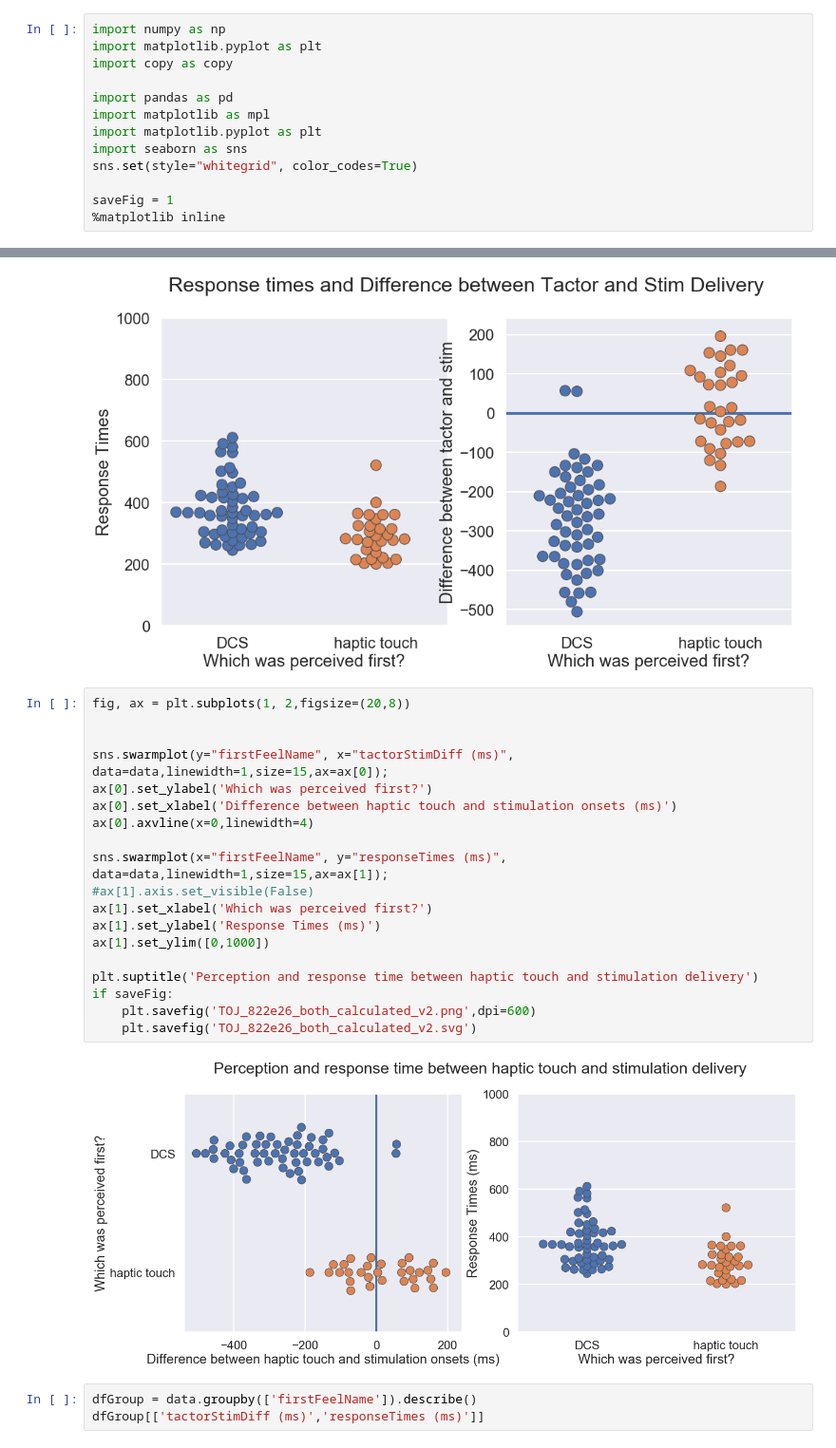
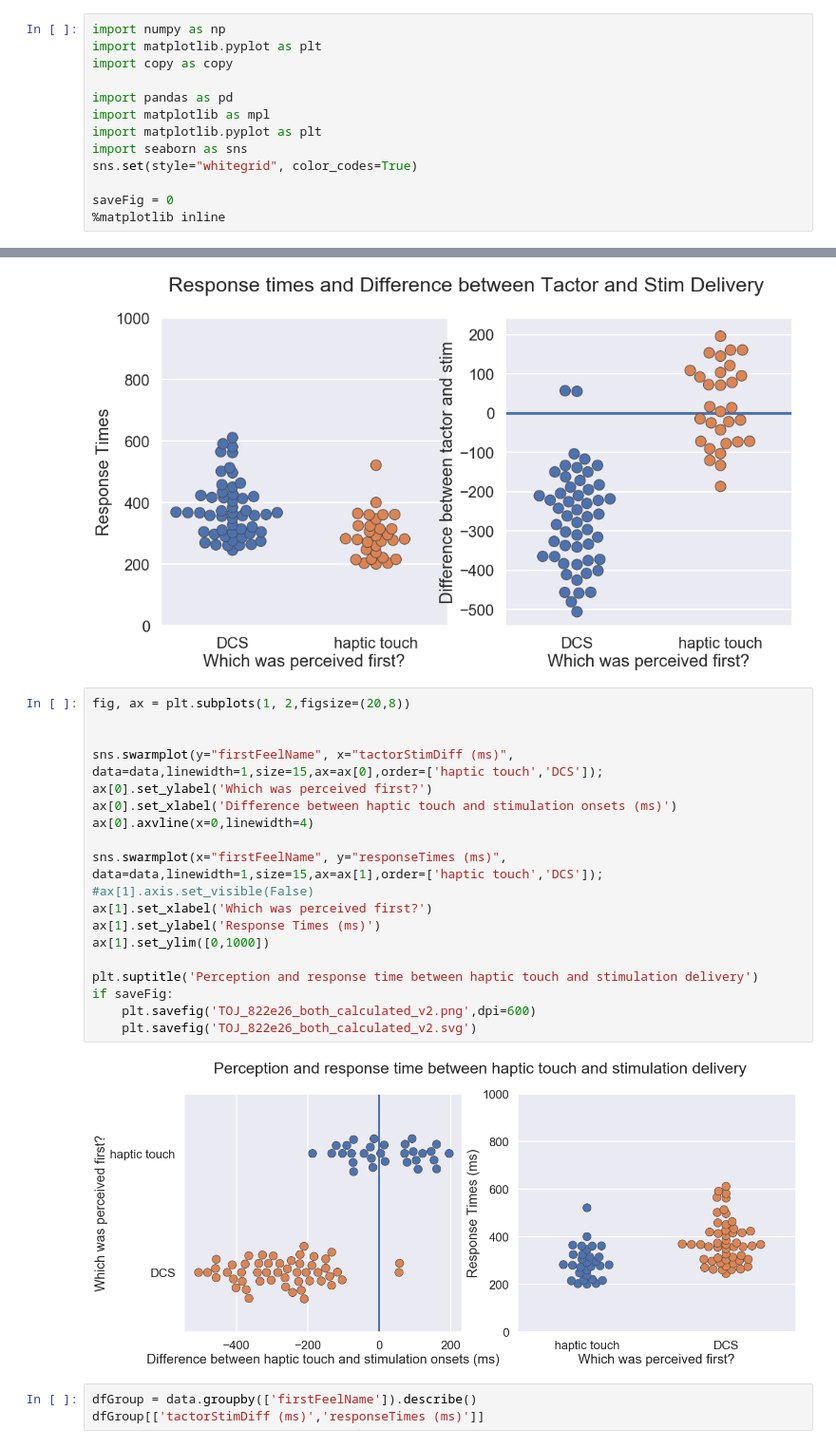
Before and after one commit to davidjuliancaldwell/StimulationResponseTimingPython, a Jupyter notebook: 822e26_tempOrderJudge.ipynb, the cells around one changed output, grey strips where cells are left out. Shown at 95% size. Cells and saved outputs as stored; diff of their text form.

Commit message:
fixing plot order

```diff
--- a/822e26_tempOrderJudge.ipynb
+++ b/822e26_tempOrderJudge.ipynb
@@ -9,7 +9,7 @@ import matplotlib.pyplot as plt
 import seaborn as sns
 sns.set(style="whitegrid", color_codes=True)
 
-saveFig = 1
+saveFig = 0
 %matplotlib inline
 # %%
 #####################
@@ -80,24 +80,24 @@ if saveFig:
 # %%
 fig, ax = plt.subplots(1, 2,figsize=(20,8))
 
 
-sns.swarmplot(y="firstFeelName", x="tactorStimDiff (ms)", data=data,linewidth=1,size=15,ax=ax[0]);
+sns.swarmplot(y="firstFeelName", x="tactorStimDiff (ms)", data=data,linewidth=1,size=15,ax=ax[0],order=['haptic touch','DCS']);
 ax[0].set_ylabel('Which was perceived first?')
 ax[0].set_xlabel('Difference between haptic touch and stimulation onsets (ms)')
 ax[0].axvline(x=0,linewidth=4)
 
-sns.swarmplot(x="firstFeelName", y="responseTimes (ms)", data=data,linewidth=1,size=15,ax=ax[1]);
+sns.swarmplot(x="firstFeelName", y="responseTimes (ms)", data=data,linewidth=1,size=15,ax=ax[1],order=['haptic touch','DCS']);
 #ax[1].axis.set_visible(False)
 ax[1].set_xlabel('Which was perceived first?')
 ax[1].set_ylabel('Response Times (ms)')
 ax[1].set_ylim([0,1000])
 
 plt.suptitle('Perception and response time between haptic touch and stimulation delivery')
 if saveFig:
     plt.savefig('TOJ_822e26_both_calculated_v2.png',dpi=600)
     plt.savefig('TOJ_822e26_both_calculated_v2.svg')
 # %% [output]
-[figure, old version]
+[figure, new version]
 # %%
 dfGroup = data.groupby(['firstFeelName']).describe()
 dfGroup[['tactorStimDiff (ms)','responseTimes (ms)']]
```
Also changed, not shown: 2 other files.
